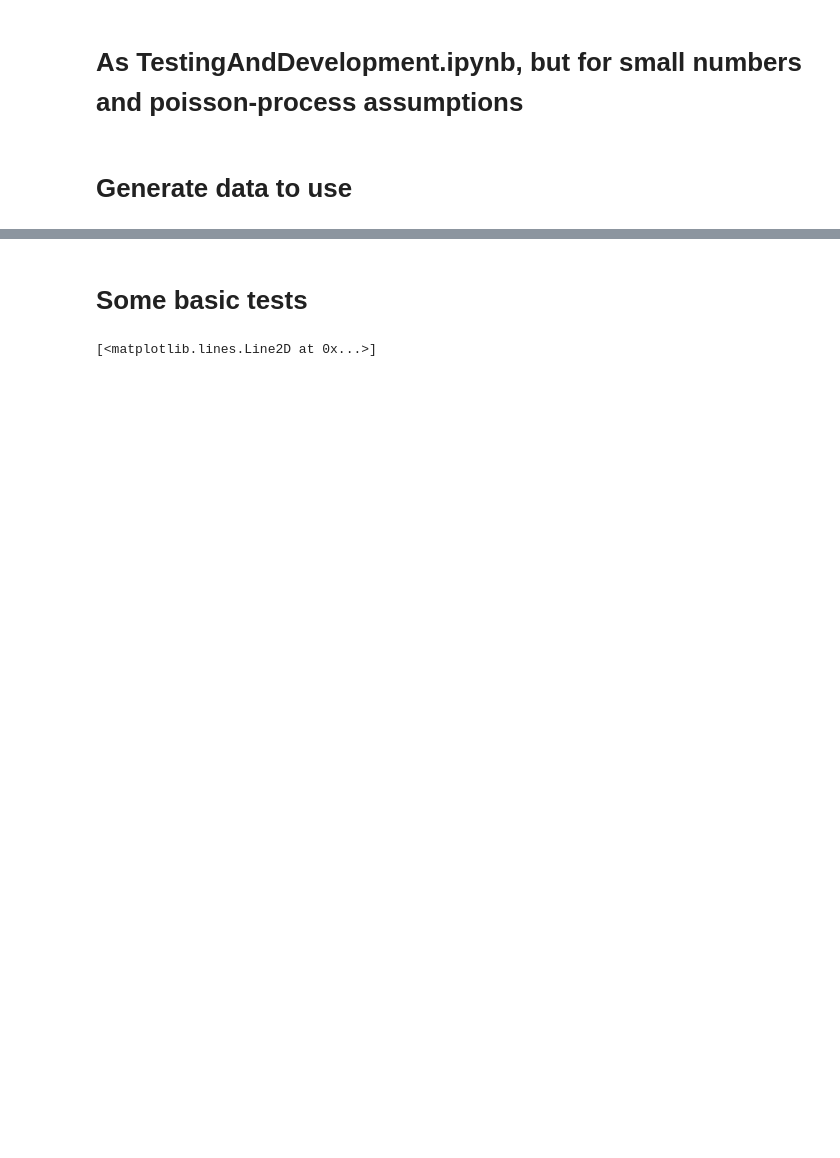
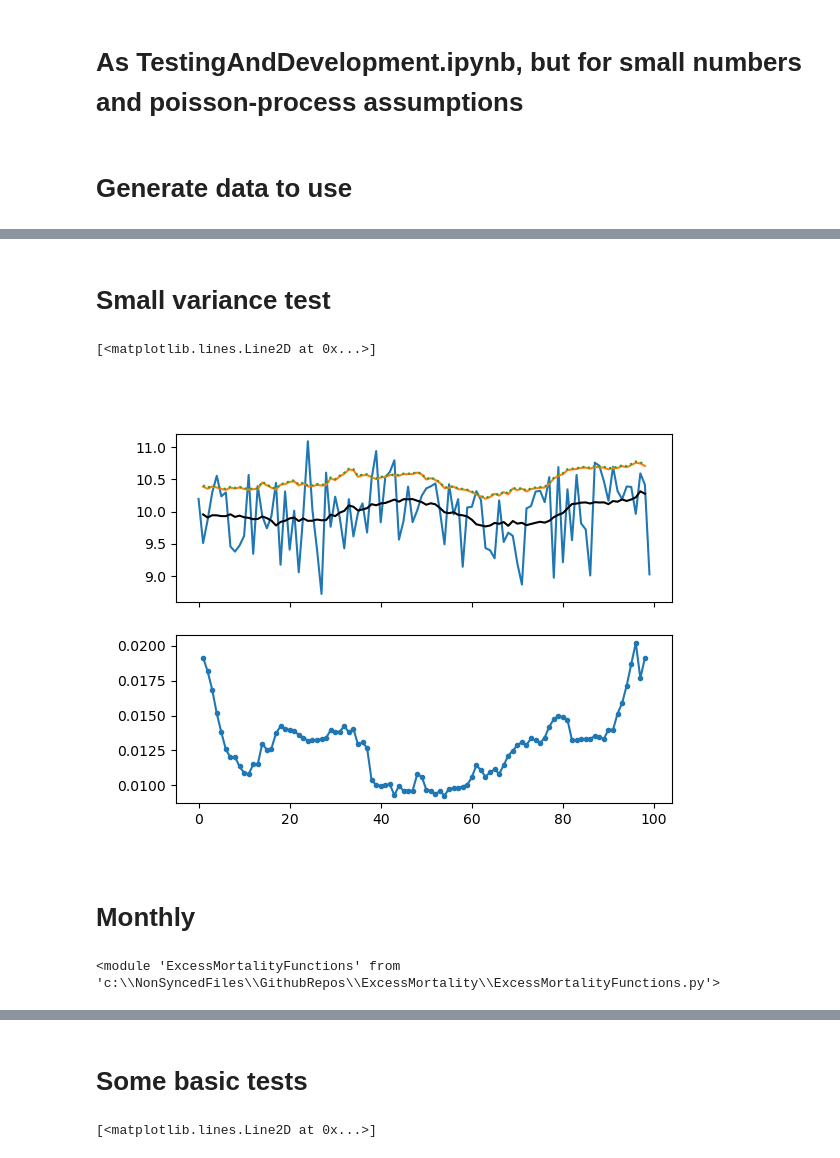
Before and after one commit to PandemiXcenter/ExcessMortality, a Jupyter notebook: TestingAndDevelopment_Poisson.ipynb, the cells around one changed output, grey strips where cells are left out. Drawn from its saved outputs; the diff is of its cells as text; code cells hidden in the pictures; blank space fills up the shorter version.

```diff
--- a/TestingAndDevelopment_Poisson.ipynb
+++ b/TestingAndDevelopment_Poisson.ipynb
@@ -75,0 +94,2 @@ df = pd.DataFrame(
+# %% [markdown]
+# Small variance test
@@ -75,0 +98,4 @@ df = pd.DataFrame(
+# %%
+from scipy.stats import norm
+
+testVals = norm.rvs(10,0.5,size=100)
@@ -75,0 +110,6 @@ df = pd.DataFrame(
+# %%
+testSer = pd.Series(testVals)
+
+testStd0 = testSer.rolling(window=21,center=True,min_periods=12).std(ddof=0)
+testStd1 = testSer.rolling(window=21,center=True,min_periods=12).std(ddof=1)
+testMean = testSer.rolling(window=21,center=True,min_periods=12).mean()
@@ -75,0 +118,19 @@ df = pd.DataFrame(
+# %%
+fig,(ax,ax2) = plt.subplots(2,1,sharex=True)
+ax.plot(testSer)
+ax.plot(testMean,'k')
+ax.plot(testMean+testStd0)
+ax.plot(testMean+testStd1,':')
+# ax2.plot(testStd0)
+# ax2.plot(testStd1,':')
+ax2.plot(testStd1-testStd0,'.-')
+# ax.hist(testVals)
+# %% [output]
+[<matplotlib.lines.Line2D at 0x...>]
+[figure, added]
+# %% [markdown]
+# Monthly
+# %%
+reload(emf)
+# %% [output]
+<module 'ExcessMortalityFunctions' from 'c:\\NonSyncedFiles\\GithubRepos\\ExcessMortality\\ExcessMortalityFunctions.py'>
```
Also changed, not shown: parts of 18 cells of this notebook, 1 other file.
